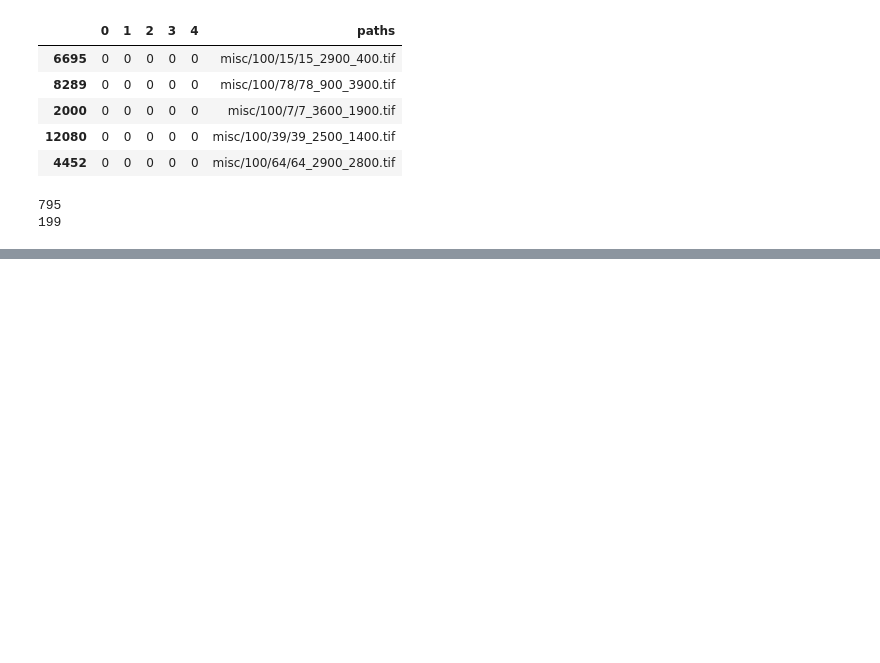
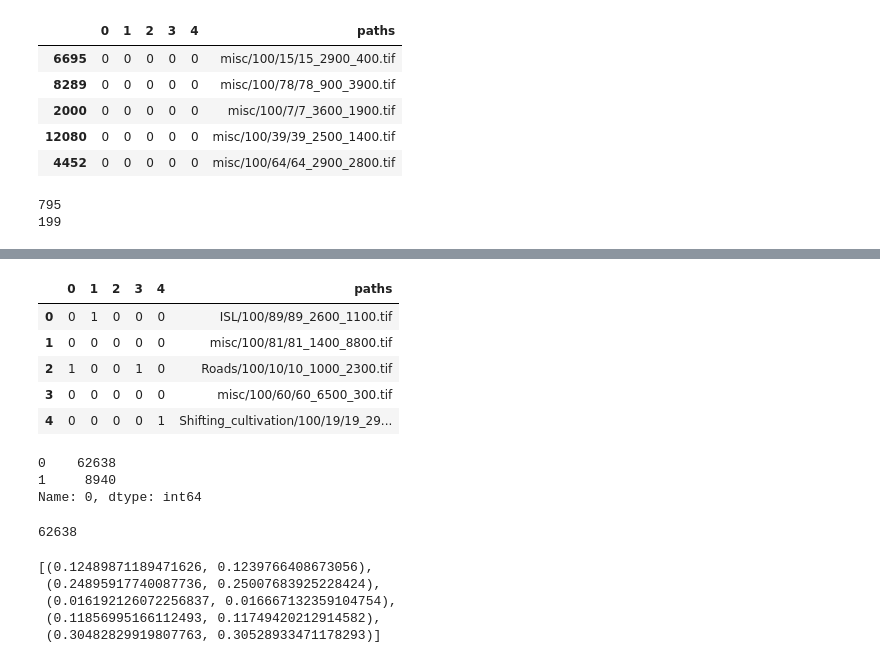
Before and after one commit to Project-Canopy/cb_feature_detection, a Jupyter notebook: data-prep/dataset_changes/train_val_test_split_make_csvs.ipynb, the cells around one changed output, grey strips where cells are left out. Cells and saved outputs as stored; diff of their text form; code cells hidden in the pictures; blank space fills up the shorter version.

```diff
--- a/data-prep/dataset_changes/train_val_test_split_make_csvs.ipynb
+++ b/data-prep/dataset_changes/train_val_test_split_make_csvs.ipynb
@@ -1095,0 +1144,19 @@ val_df2.to_csv('new_val_labels_v9_verysmall.csv', index=None, header=True)
+# %%
+train_v7.head()
+# %% [output]
+|  | 0 | 1 | 2 | 3 | 4 | paths |
+| 0 | 0 | 1 | 0 | 0 | 0 | ISL/100/89/89_2600_1100.tif |
+| 1 | 0 | 0 | 0 | 0 | 0 | misc/100/81/81_1400_8800.tif |
+| 2 | 1 | 0 | 0 | 1 | 0 | Roads/100/10/10_1000_2300.tif |
+| 3 | 0 | 0 | 0 | 0 | 0 | misc/100/60/60_6500_300.tif |
+| 4 | 0 | 0 | 0 | 0 | 1 | Shifting_cultivation/100/19/19_29... |
+# %%
+train_v7['0'].value_counts()
+# %% [output]
+0    62638
+1     8940
+Name: 0, dtype: int64
+# %%
+train_v7['0'].value_counts()[0]
+# %% [output]
+62638
@@ -1095,0 +1177,8 @@ val_df2.to_csv('new_val_labels_v9_verysmall.csv', index=None, header=True)
+# %%
+ratios
+# %% [output]
+[(0.12489871189471626, 0.1239766408673056),
+ (0.24895917740087736, 0.25007683925228424),
+ (0.016192126072256837, 0.016667132359104754),
+ (0.11856995166112493, 0.11749420212914582),
+ (0.30482829919807763, 0.30528933471178293)]
```
Also changed, not shown: parts of 10 cells of this notebook, 2 other files.
